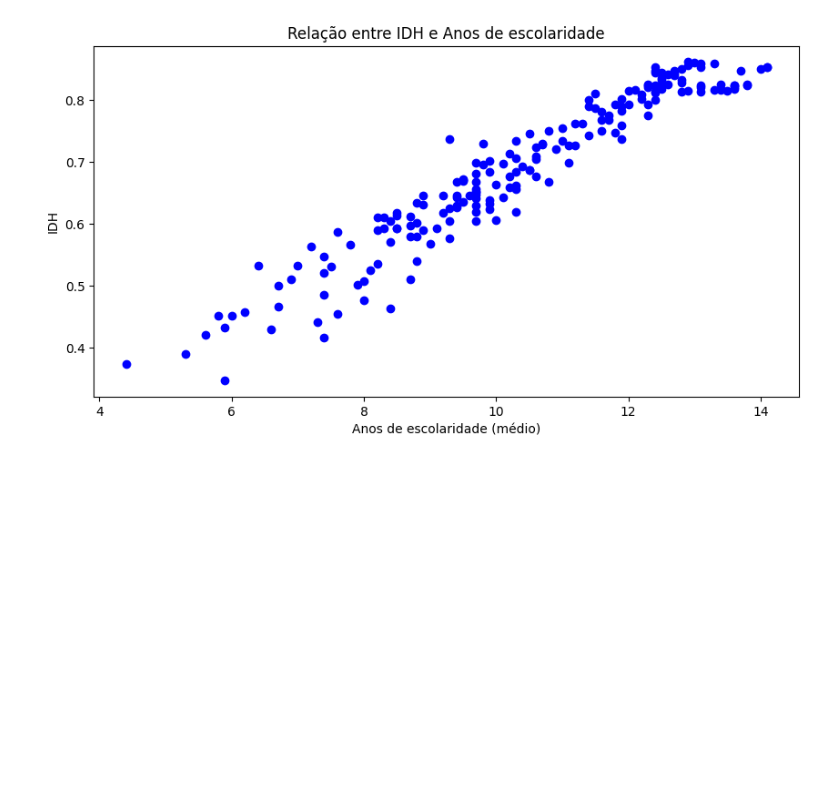
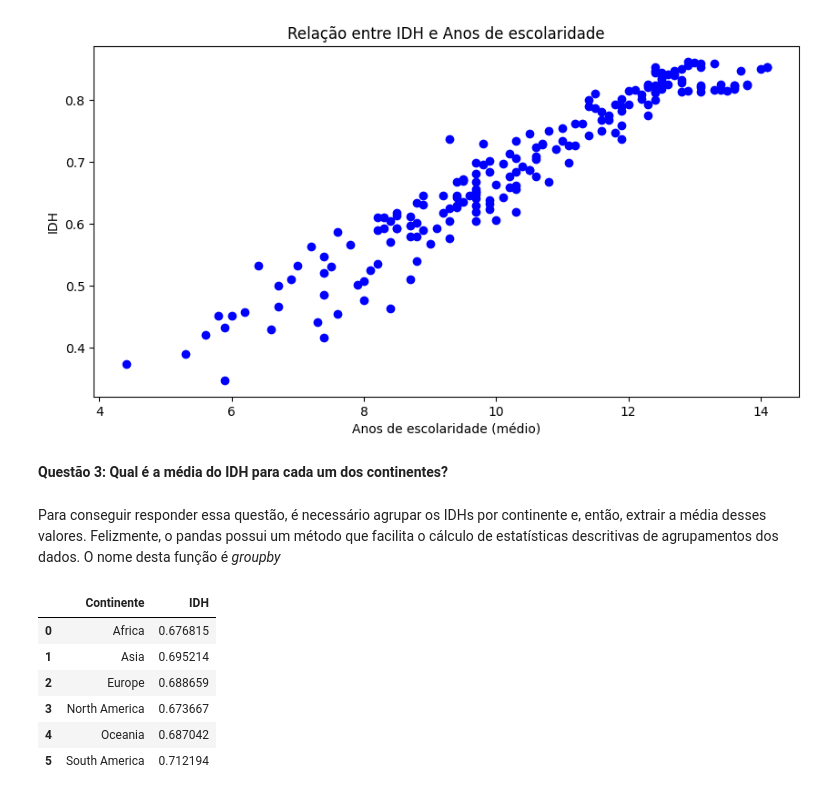
Before and after one commit to amanda-nasc/Ada-e-Artemisia_Dados, a Jupyter notebook: 01 Módulo/analise.ipynb, the cells around one changed output. Drawn from its saved outputs; the diff is of its cells as text; code cells hidden in the pictures; blank space fills up the shorter version.

```diff
--- a/01 Módulo/analise.ipynb
+++ b/01 Módulo/analise.ipynb
@@ -353,3 +353,22 @@ plt.ylabel('IDH')
 plt.show()
 # %% [output]
 [figure]
+# %% [markdown]
+**Questão 3: Qual é a média do IDH para cada um dos continentes?**
+# %% [markdown]
+Para conseguir responder essa questão, é necessário agrupar os IDHs por continente e, então, extrair a média desses valores.
+Felizmente, o pandas possui um método que facilita o cálculo de estatísticas descritivas de agrupamentos dos dados. O nome desta função é *groupby*
+# %%
+# Calculando a média para cada continente
+
+media_por_continente = df_completo.groupby(['Continente'])['IDH'].mean().to_frame().reset_index()
+
+media_por_continente
+# %% [output]
+|  | Continente | IDH |
+| 0 | Africa | 0.676815 |
+| 1 | Asia | 0.695214 |
+| 2 | Europe | 0.688659 |
+| 3 | North America | 0.673667 |
+| 4 | Oceania | 0.687042 |
+| 5 | South America | 0.712194 |
```
Also changed, not shown: parts of 12 cells of this notebook.
